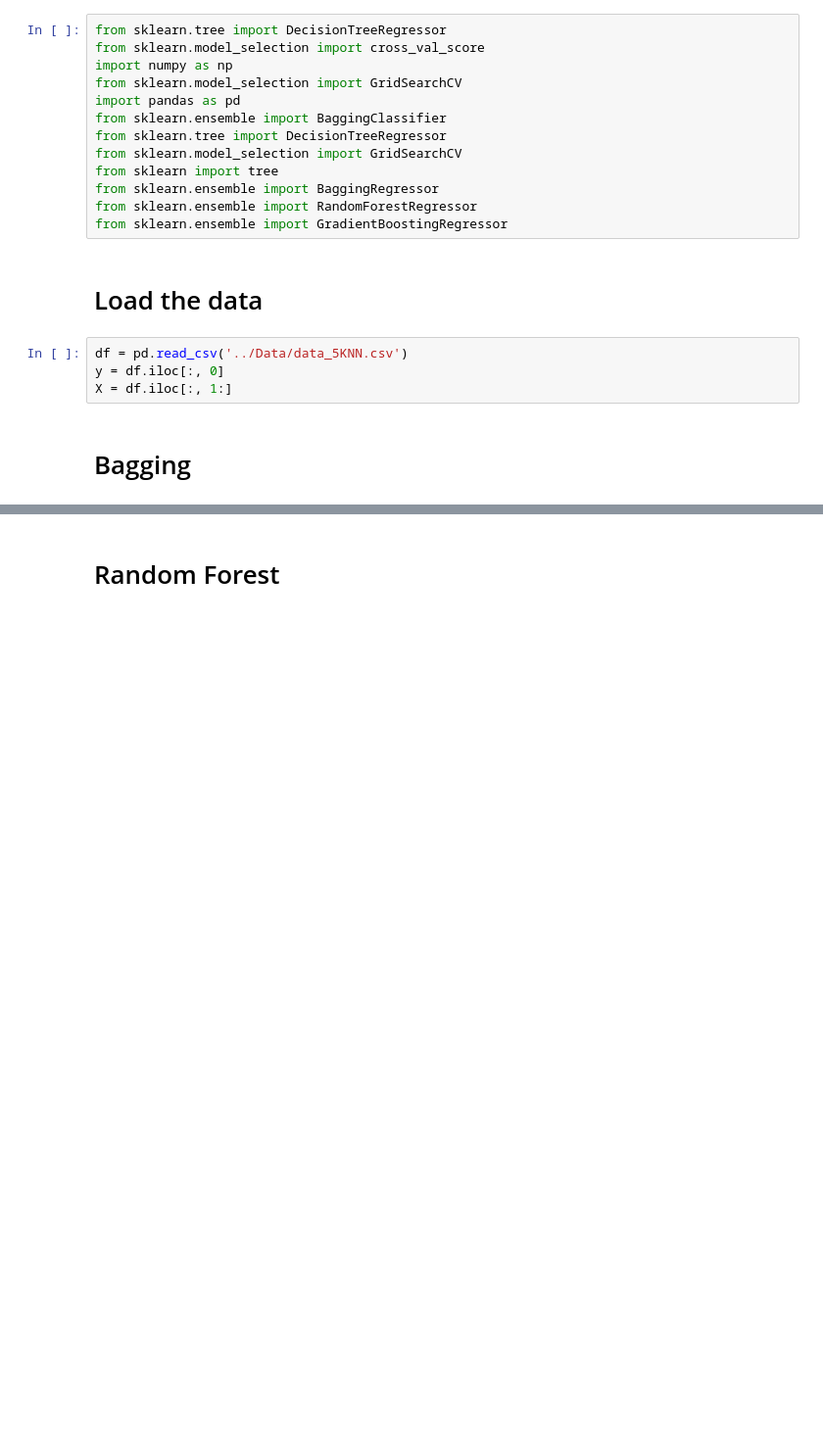
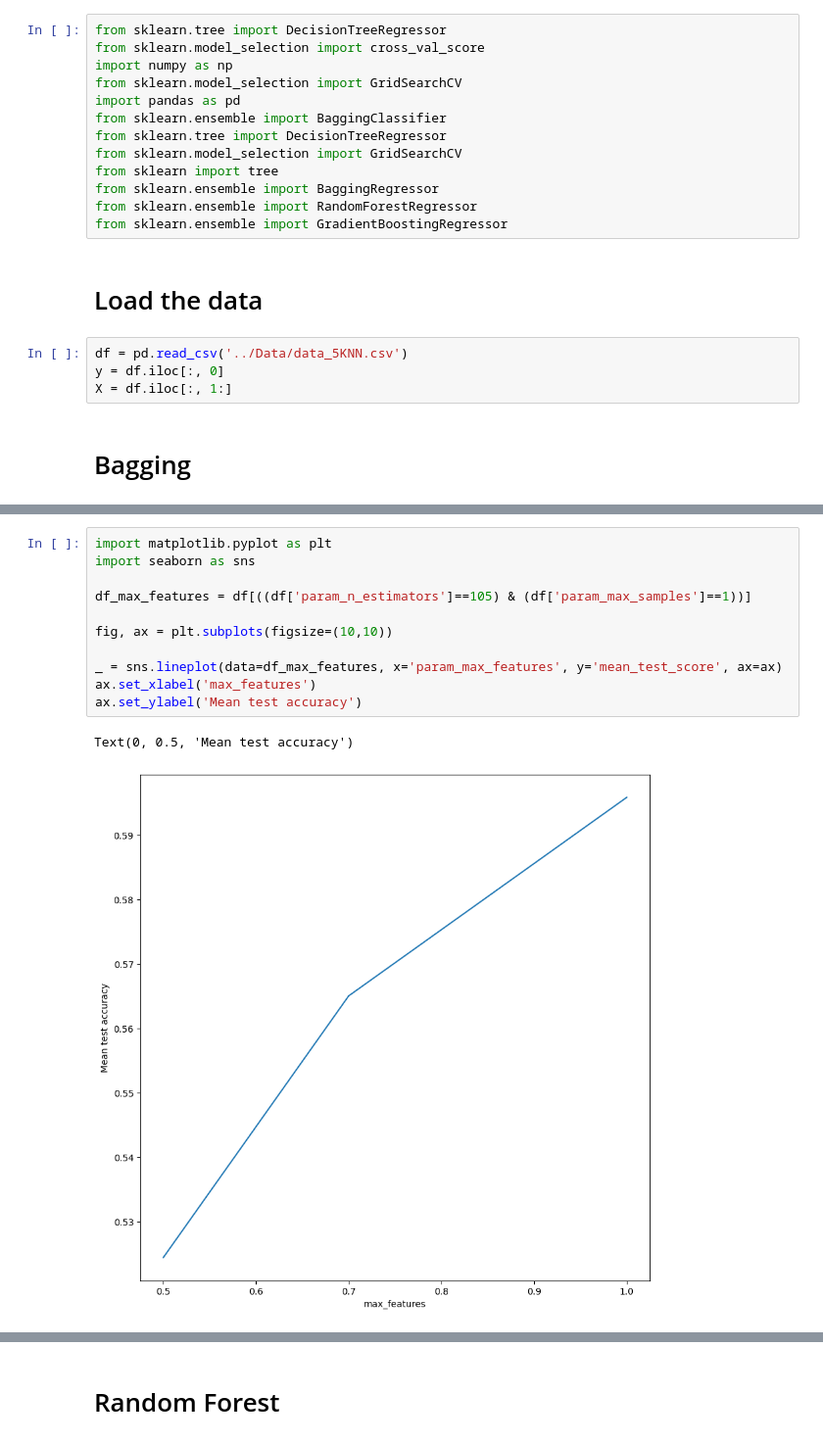
Before and after one commit to LuisMartindelCerro/CDA_Case1, a Jupyter notebook: Python/ensemble_trees.ipynb, the cells around one changed output, grey strips where cells are left out. Shown at 98% size. Saved outputs shown, nothing was run; the diff lists cells and outputs as text; blank space fills up the shorter version.

```diff
--- a/Python/ensemble_trees.ipynb
+++ b/Python/ensemble_trees.ipynb
@@ -54,0 +61,14 @@ Root Mean Squared Error (RMSE) on Test Set: 53.397535290673254
+# %%
+import matplotlib.pyplot as plt
+import seaborn as sns
+
+df_max_features = df[((df['param_n_estimators']==105) & (df['param_max_samples']==1))]
+
+fig, ax = plt.subplots(figsize=(10,10))
+
+_ = sns.lineplot(data=df_max_features, x='param_max_features', y='mean_test_score', ax=ax)
+ax.set_xlabel('max_features')
+ax.set_ylabel('Mean test accuracy')
+# %% [output]
+Text(0, 0.5, 'Mean test accuracy')
+[figure, added]
```
Also changed, not shown: parts of 9 cells of this notebook, 1 other file.
